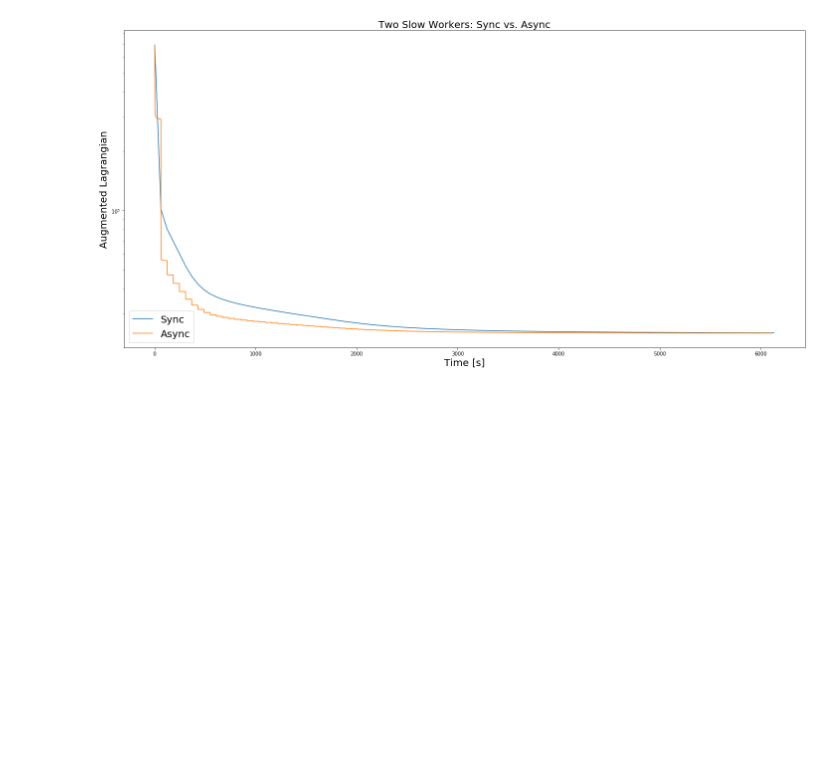
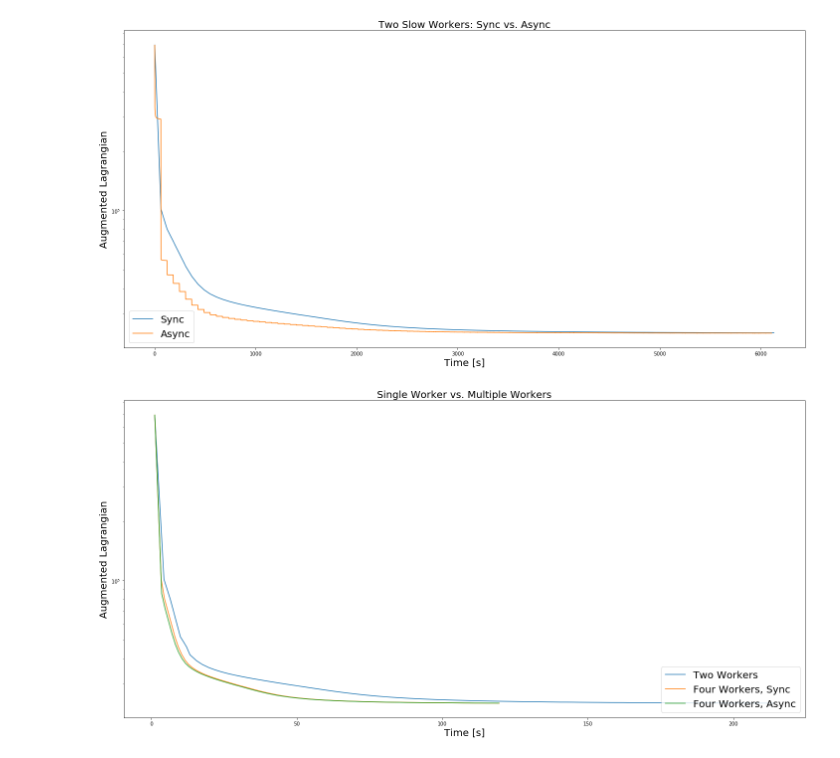
Before and after one commit to filipre/master-experiments, a Jupyter notebook: admm-segmentation/visualizations.ipynb, the cells around one changed output. Cells and saved outputs as stored; diff of their text form; code cells hidden in the pictures; blank space fills up the shorter version.

```diff
--- a/admm-segmentation/visualizations.ipynb
+++ b/admm-segmentation/visualizations.ipynb
@@ -223,3 +227,24 @@ fig.tight_layout()
 plt.savefig("/Users/rene/University/master/thesis/thesis/figures/thesis_admmsegmentation_real_twoslow.pdf")
 # %% [output]
 [figure]
+# %%
+# TODO: compare single machine vs multiple machines
+# Time plots
+fig, ax = plt.subplots(1, 1, figsize=(20, 10))
+
+
+two_worker = pd.read_csv("data/augmented_async_singlevsmultiple_w2_b1_t10.0_a0.1_del0.01.csv", sep=";", header=None)
+four_workers_sync = pd.read_csv("data/augmented_async_singlevsmultiple_w5_b4_t10.0_a0.1_del0.01.csv", sep=";", header=None)
+four_workers_async = pd.read_csv("data/augmented_async_singlevsmultiple_w5_b1_t10.0_a0.1_del0.01.csv", sep=";", header=None)
+ax.set_yscale('log')
+ax.set_title(f"Single Worker vs. Multiple Workers", size=20)
+ax.set_xlabel('Time [s]',size=20)
+ax.set_ylabel('Augmented Lagrangian',size=20)
+ax.plot(two_worker[0], two_worker[1], label='Two Workers')
+ax.plot(four_workers_sync[0], four_workers_sync[1], label='Four Workers, Sync')
+ax.plot(four_workers_async[0], four_workers_async[1], label='Four Workers, Async')
+ax.legend(loc='lower right', fontsize="20")
+fig.tight_layout()
+plt.savefig("/Users/rene/University/master/thesis/thesis/figures/thesis_admmsegmentation_singlevsmultiple.pdf")
+# %% [output]
+[figure, added]
```
Also changed, not shown: parts of 1 cell of this notebook, 2 other files.
